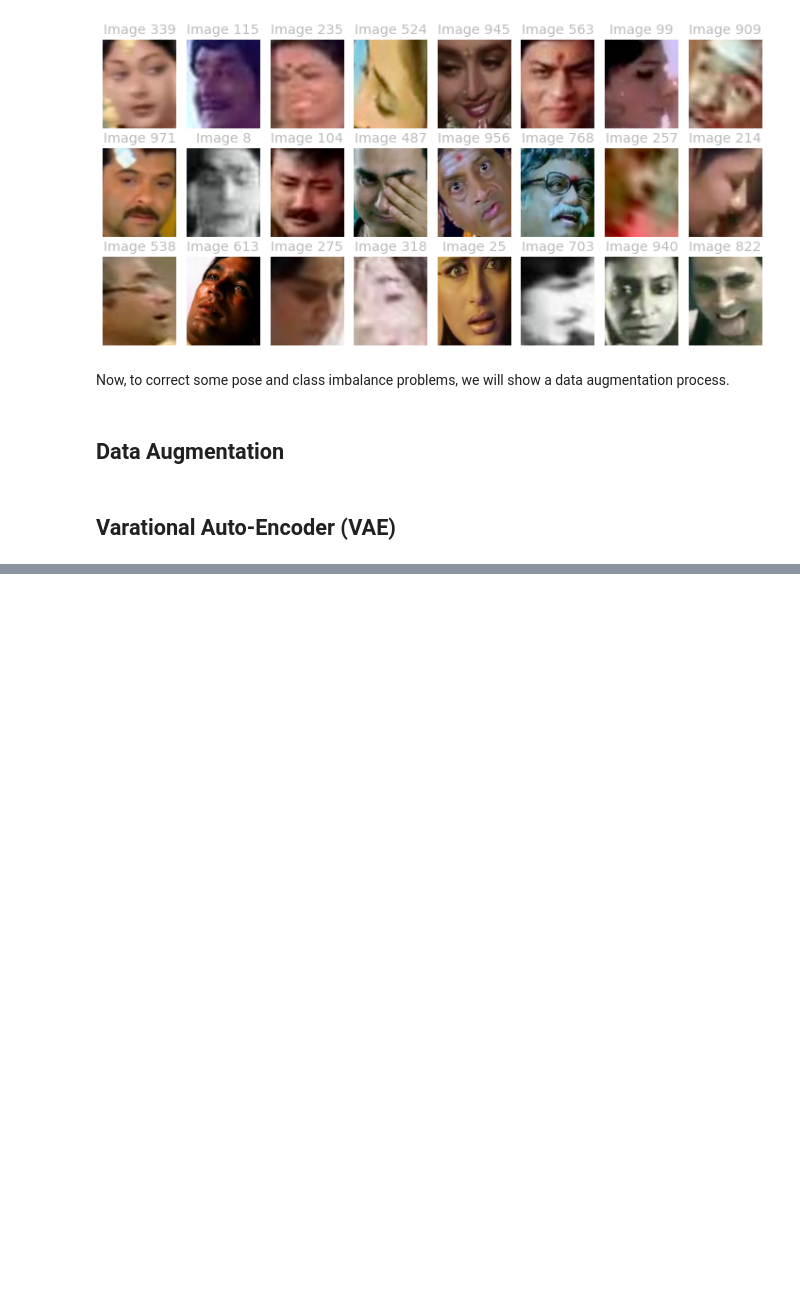
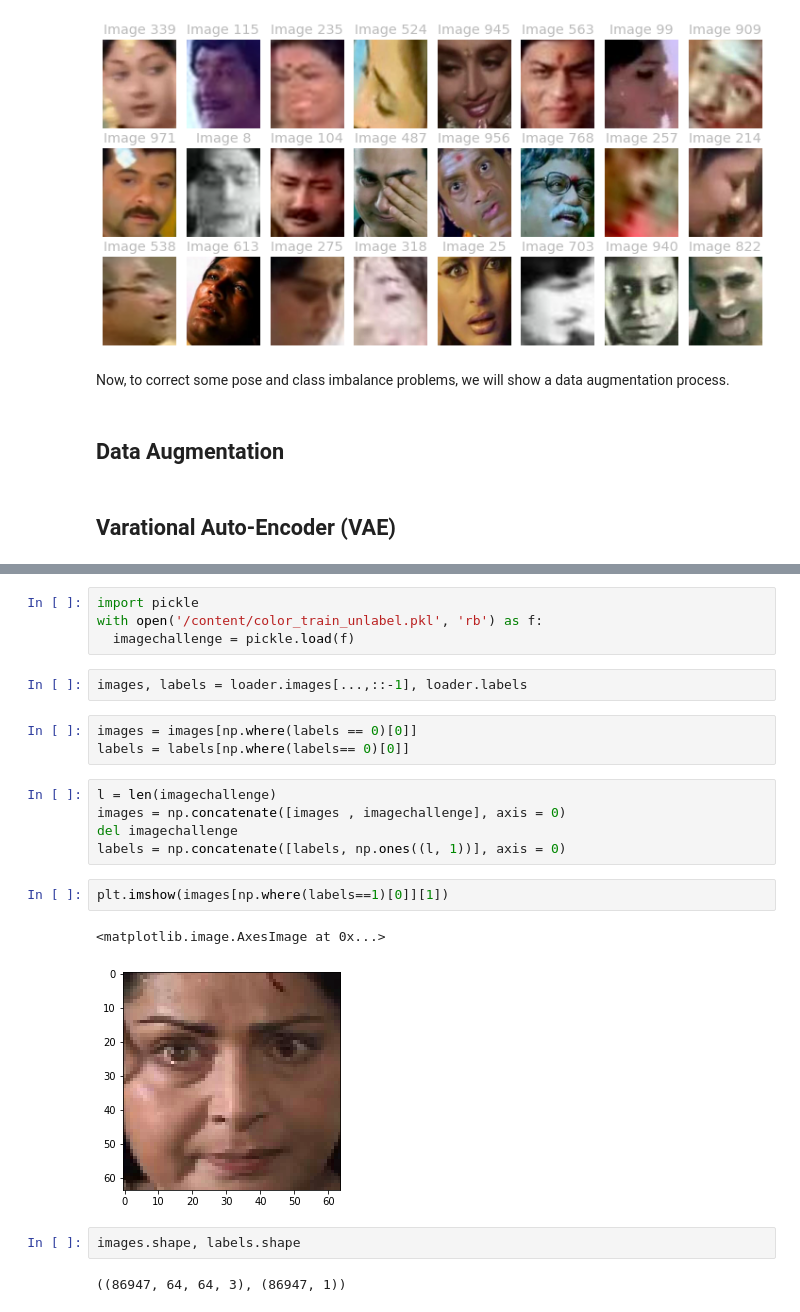
Before and after one commit to TEAM-IMT/Age-Detection-Actors-Challenge, a Jupyter notebook: age_detection_actors.ipynb, the cells around one changed output, grey strips where cells are left out. Drawn from its saved outputs; the diff is of its cells as text; blank space fills up the shorter version.

```diff
--- a/age_detection_actors.ipynb
+++ b/age_detection_actors.ipynb
@@ -206,0 +267,23 @@ Now, to correct some pose and class imbalance problems, we will show a data augm
+# %%
+import pickle
+with open('/content/color_train_unlabel.pkl', 'rb') as f:
+  imagechallenge = pickle.load(f)
+# %%
+images, labels = loader.images[...,::-1], loader.labels
+# %%
+images = images[np.where(labels == 0)[0]]
+labels = labels[np.where(labels== 0)[0]]
+# %%
+l = len(imagechallenge)
+images = np.concatenate([images , imagechallenge], axis = 0)
+del imagechallenge
+labels = np.concatenate([labels, np.ones((l, 1))], axis = 0)
+# %%
+plt.imshow(images[np.where(labels==1)[0]][1])
+# %% [output]
+<matplotlib.image.AxesImage at 0x...>
+[figure, added]
+# %%
+images.shape, labels.shape
+# %% [output]
+((86947, 64, 64, 3), (86947, 1))
```
Also changed, not shown: parts of 36 cells of this notebook.
